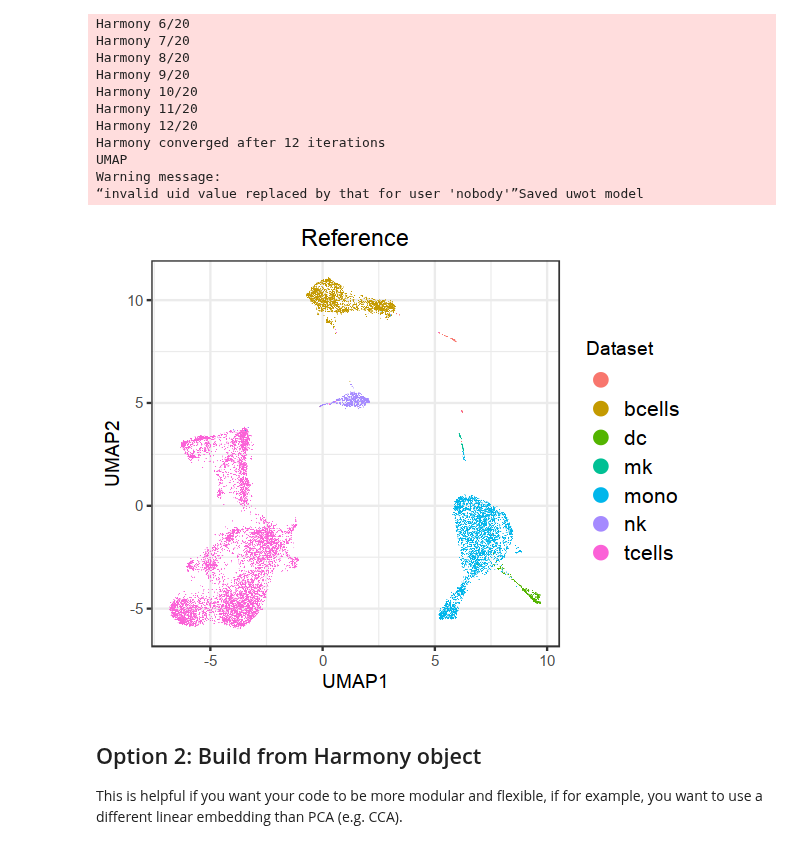
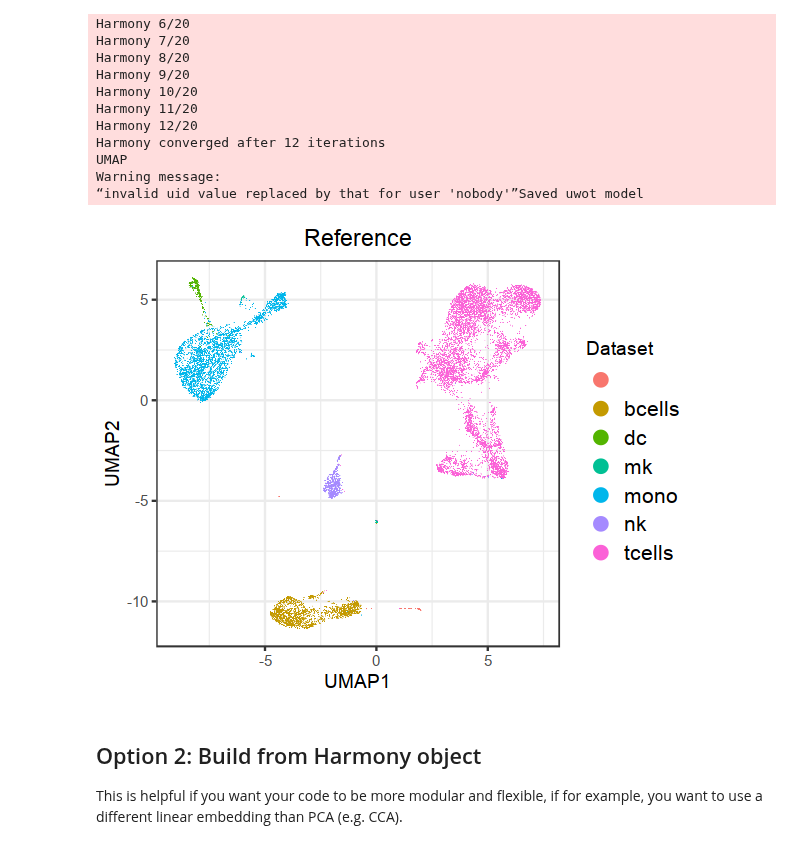
Before and after one commit to immunogenomics/symphony, a Jupyter notebook: vignettes/pbmcs_tutorial.ipynb, the cells around one changed output. Saved outputs shown, nothing was run; the diff lists cells and outputs as text; code cells hidden in the pictures.

```diff
--- a/vignettes/pbmcs_tutorial.ipynb
+++ b/vignettes/pbmcs_tutorial.ipynb
@@ -112,25 +133,25 @@ Warning message:
 “invalid uid value replaced by that for user 'nobody'”Saved uwot model
 # %%
 # Visualize reference UMAP
-reference = readRDS('/data/srlab/jkang/referencemapping/201009_testing_reference.rds')
+reference = readRDS('/data/srlab/jkang/referencemapping/testing_reference.rds')
 
 colnames(reference$umap$embedding) = c('UMAP1', 'UMAP2')
 umap_labels = cbind(ref_metadata, reference$umap$embedding)
 
 fig.size(4, 5)
 p1 = umap_labels %>%
     sample_frac(1L) %>% # permute rows randomly
     ggplot(aes(x = UMAP1, y = UMAP2, col = cell_type)) +
     geom_point_rast(size = 0.4, stroke = 0.2, shape = 16) +
     theme_bw() +
     labs(title = 'Reference', color = 'Dataset') +
     theme(plot.title = element_text(hjust = 0.5)) +
     theme(legend.position="right") +
     theme(legend.text = element_text(size=12)) +
     guides(colour = guide_legend(override.aes = list(size = 4)))
 p1
 # %% [output]
-[figure, old version]
+[figure, new version]
 # %% [markdown]
 ## Option 2: Build from Harmony object
 This is helpful if you want your code to be more modular and flexible, if for example, you want to use a different linear embedding than PCA (e.g. CCA).
```
Also changed, not shown: parts of 20 cells of this notebook.
